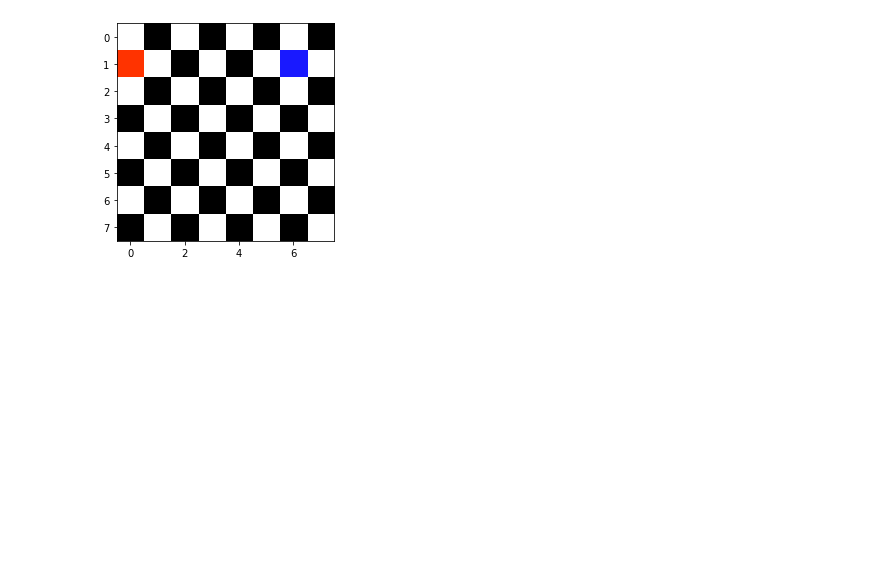
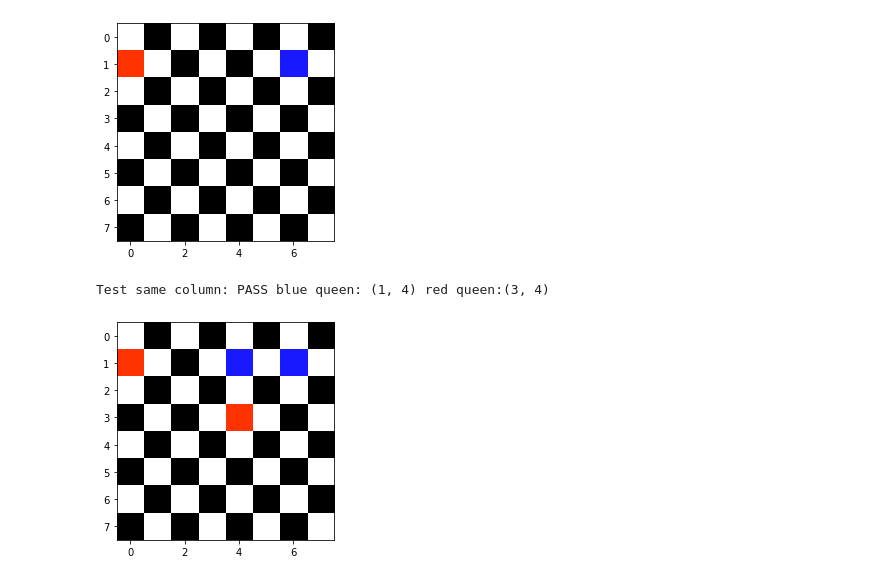
Before and after one commit to LeoKuhorev/chess-board, a Jupyter notebook: chess_board.ipynb, the cells around one changed output. Cells and saved outputs as stored; diff of their text form; code cells hidden in the pictures; blank space fills up the shorter version.

Commit message:
more tests added

```diff
--- a/chess_board.ipynb
+++ b/chess_board.ipynb
@@ -83,7 +81,7 @@ class TestChessBoard:
         self.chessboard.add_blue(7, 4)
         return self.chessboard.is_under_attack()
 
-    def test_not_ander_attack(self):
+    def test_not_under_attack(self):
         self.chessboard.add_red(2, 5)
         self.chessboard.add_blue(7, 2)
         return self.chessboard.is_under_attack()
@@ -94,3 +92,10 @@ new_test.chessboard.render()
 # %% [output]
 Test same row: PASS blue queen: (1, 6) red queen:(1, 0)
 [figure]
+# %%
+new_test = TestChessBoard()
+print(f'Test same column:', 'PASS' if new_test.test_same_column() else 'FAIL', f'blue queen: {new_test.chessboard.blue_queen} red queen:{new_test.chessboard.red_queen}')
+new_test.chessboard.render()
+# %% [output]
+Test same column: PASS blue queen: (1, 4) red queen:(3, 4)
+[figure, added]
```
Also changed, not shown: parts of 4 cells of this notebook.
